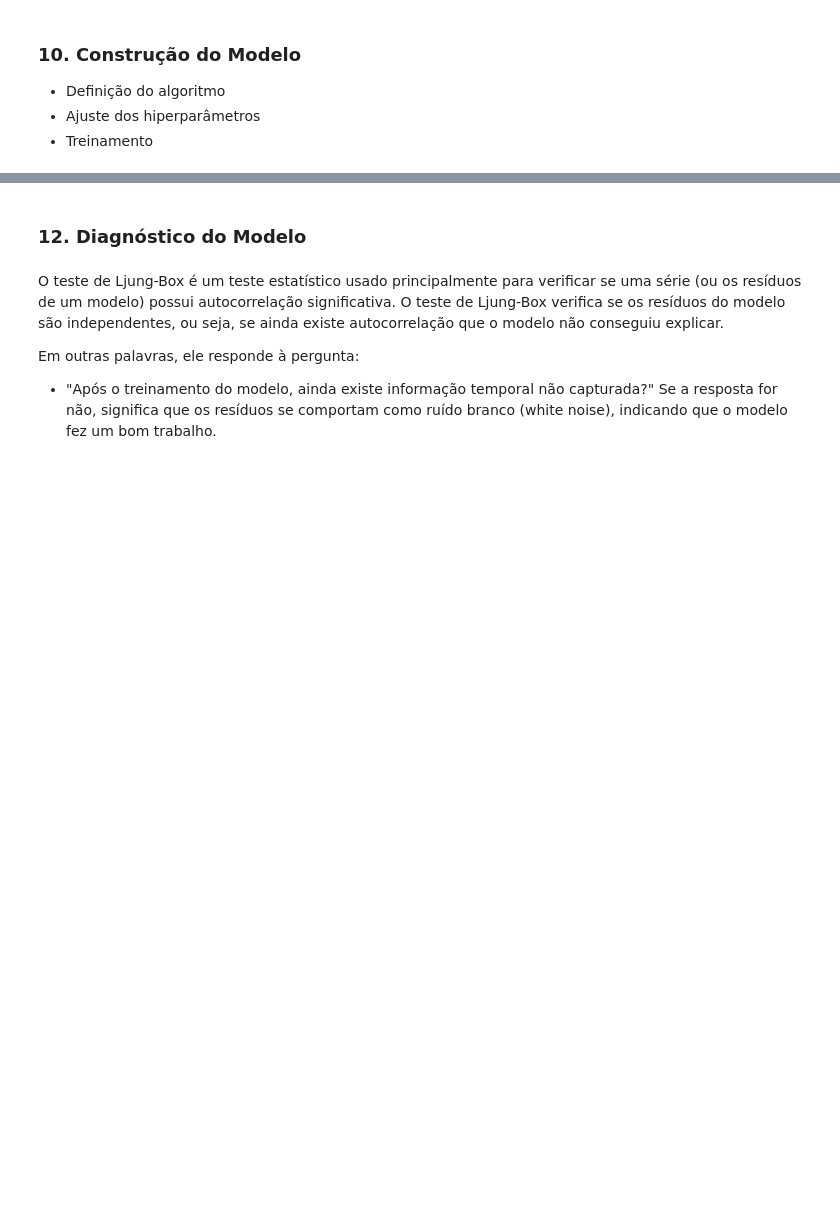
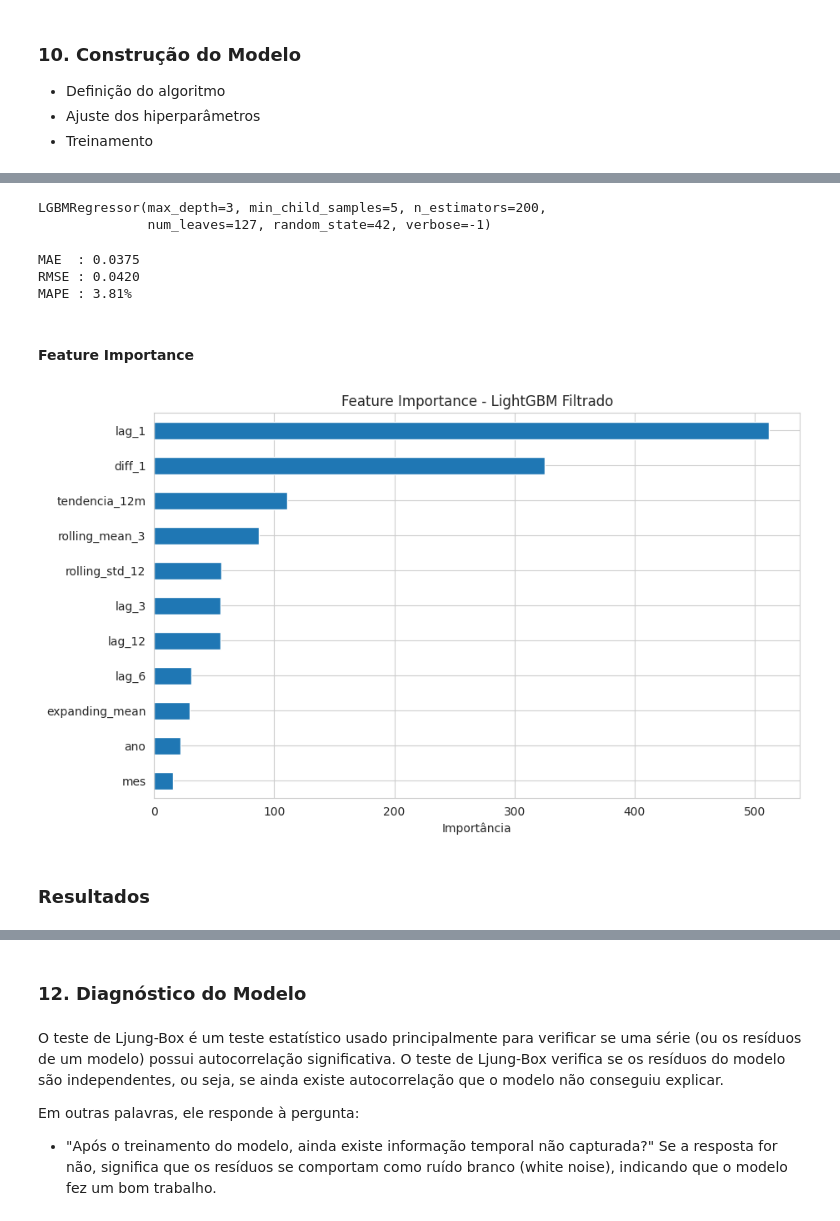
Before and after one commit to Johnny-DF26/Analise-Previsao-Temperatura-Global, a Jupyter notebook: notebooks/Ciencia_de_Dados_Análise_e_Previsão_de_Anomalias_de_Temperatura_Global.ipynb, the cells around one changed output, grey strips where cells are left out. Cells and saved outputs as stored; diff of their text form; code cells hidden in the pictures; blank space fills up the shorter version.

```diff
--- a/notebooks/Ciencia_de_Dados_Análise_e_Previsão_de_Anomalias_de_Temperatura_Global.ipynb
+++ b/notebooks/Ciencia_de_Dados_Análise_e_Previsão_de_Anomalias_de_Temperatura_Global.ipynb
@@ -950,0 +1271,42 @@ plt.show()
+# %%
+## Treinando somente com as features mais importantes
+X_reduzido = df_features.drop(columns=['temperatura_media','trimestre', 'rolling_mean_12'])
+y = df_features['temperatura_media']
+
+# Divisão temporal
+X_train_reduzido = X_reduzido.iloc[:-12]
+X_test_reduzido = X_reduzido.iloc[-12:]
+
+y_train_reduzido = y.iloc[:-12]
+y_test_reduzido = y.iloc[-12:]
+# %%
+## Modelo LightBoost com os melhores parametros
+lgbm = LGBMRegressor(**best_model_light.get_params())
+
+## Treinando o modelo
+lgbm.fit(X_train_reduzido, y_train_reduzido)
+# %% [output]
+LGBMRegressor(max_depth=3, min_child_samples=5, n_estimators=200,
+              num_leaves=127, random_state=42, verbose=-1)
+# %%
+## Predição com o teste
+pred_lgbm = lgbm.predict(X_test_reduzido)
+
+## Avaliação
+avaliacao(y_test_reduzido, pred_lgbm)
+# %% [output]
+MAE  : 0.0375
+RMSE : 0.0420
+MAPE : 3.81%
+# %% [markdown]
+#### **Feature Importance**
+# %%
+plt.figure(figsize=(10,6))
+pd.Series(lgbm.feature_importances_, index=X_train_reduzido.columns).sort_values(ascending=True).plot(kind='barh')
+plt.title("Feature Importance - LightGBM Filtrado")
+plt.xlabel("Importância")
+plt.show()
+# %% [output]
+[figure, added]
+# %% [markdown]
+### **Resultados**
```
Also changed, not shown: parts of 69 cells of this notebook.
